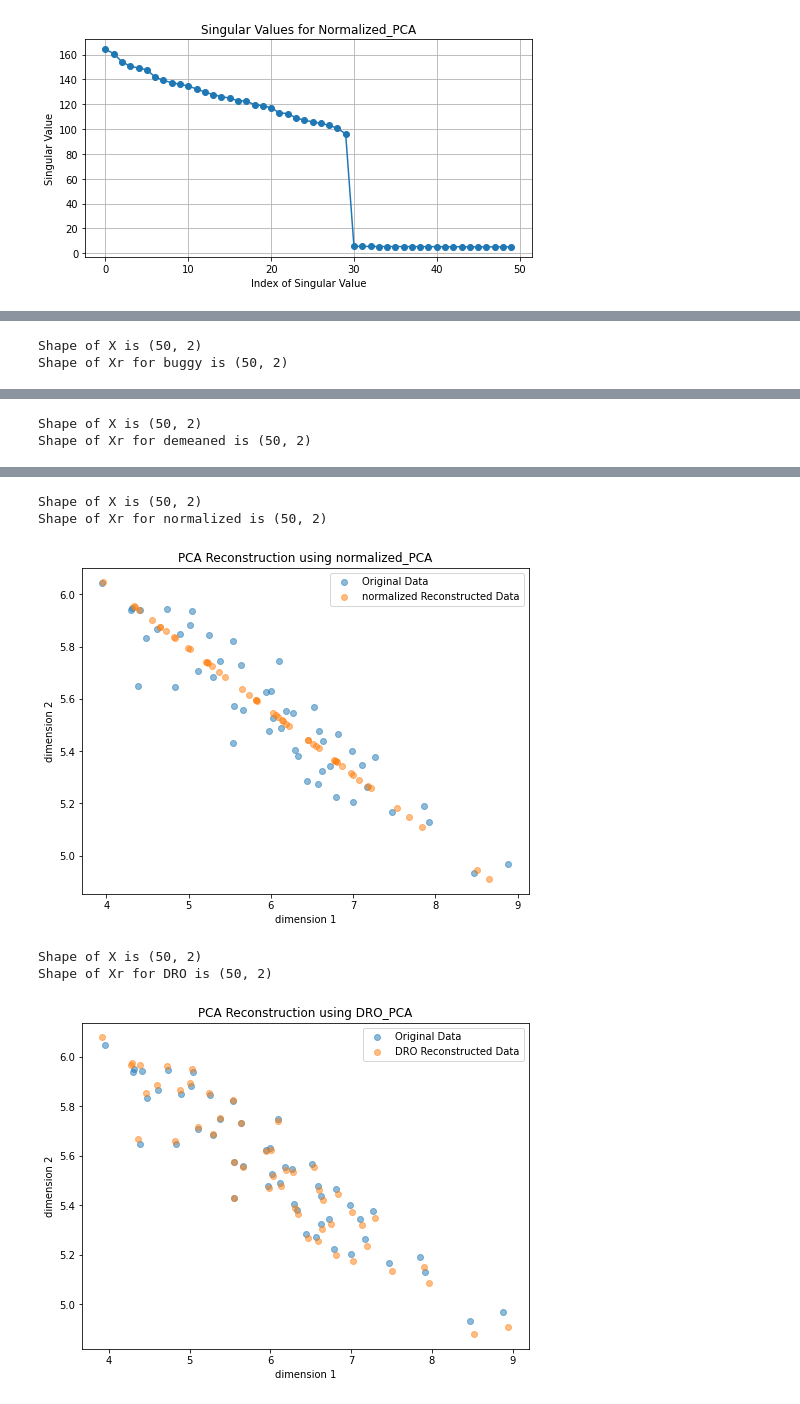
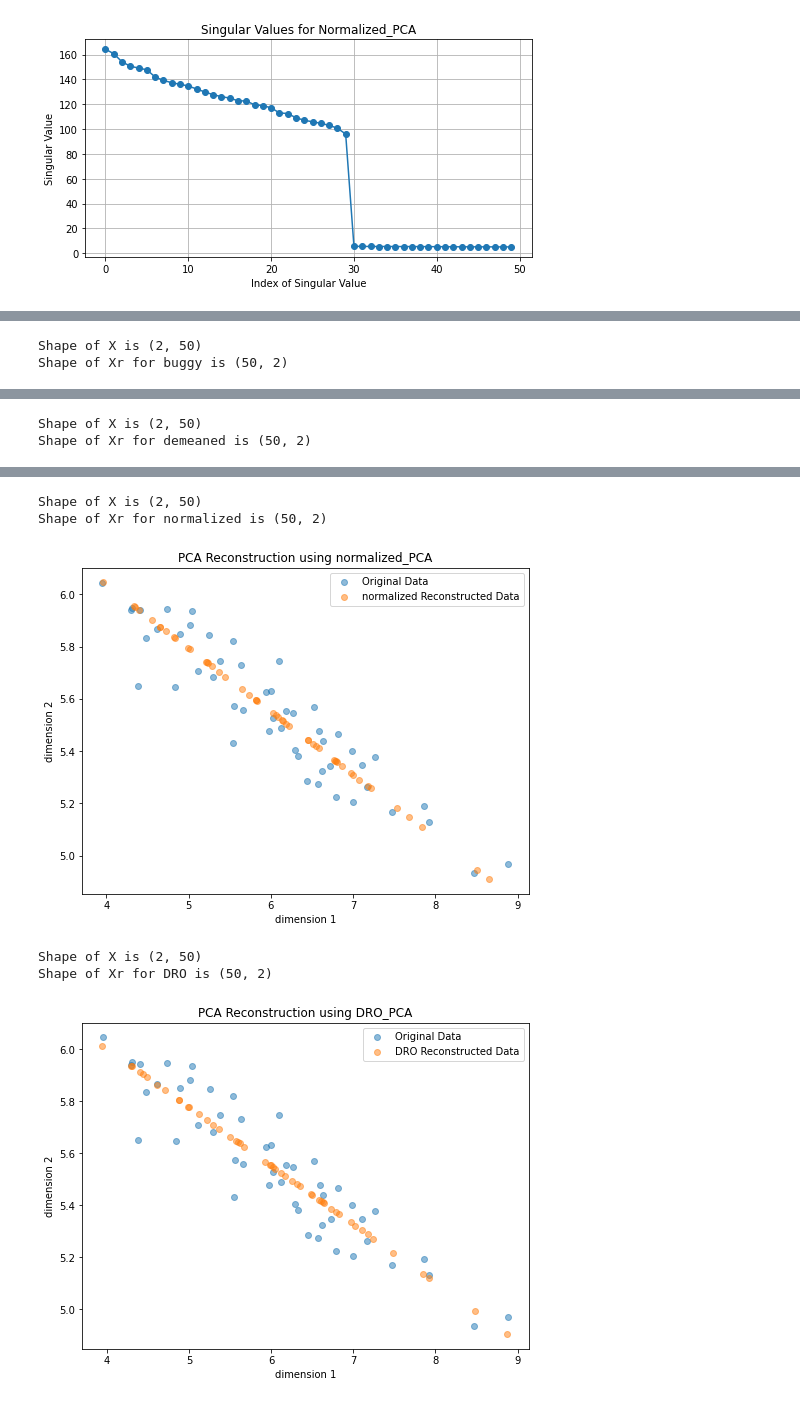
Before and after one commit to mturvillehei/CS_760, a Jupyter notebook: Homework_5/Homework_5_p2.ipynb, the cells around one changed output, grey strips where cells are left out. Saved outputs shown, nothing was run; the diff lists cells and outputs as text; code cells hidden in the pictures.

```diff
--- a/Homework_5/Homework_5_p2.ipynb
+++ b/Homework_5/Homework_5_p2.ipynb
@@ -174,7 +178,7 @@ errors_d1000 = {'buggy': [], 'demeaned': [], 'normalized': [], 'dro' : []}
 Xr_d1000 = {'buggy': [], 'demeaned': [], 'normalized': [], 'dro' : []}
 # %%
 def reconstruction_error(X, Xr):
-    print()
+    #print(f"Everything is transposed so transposing back")
     X = X.T
     Xr = Xr.T
     #print(f"Error shapes: check dimensionality: X shape = {X.shape}, Xr shape = {Xr.shape}")
@@ -185,7 +189,7 @@ def reconstruction_error(X, Xr):
     total_error = np.sum(errors)
 
     # Average error per data point
-    error_n = total_error / len(X)
+    error_n = total_error / X.shape[0]
 
     return total_error, error_n
 # %% [markdown]
@@ -210,6 +214,6 @@ Z, A, Xr, U, S, VT = normalized_PCA(Data2D, 1)
 Xr_d2['normalized'] = Xr
 errors_d2['normalized'] = [1, reconstruction_error(Data2D, Xr)]
 
-Z, A, Xr, U, S, VT, Xbar = DRO(Data2D, 1)
+Z, A, Xr, U, S, VT, b = DRO(Data2D, 1)
 Xr_d2['dro'] = Xr
-errors_d2['dro'] = [1, reconstruction_error(Data2D, Xr)]
+errors_d2['dro'] = [1, reconstruction_error(Data2D, Xr_d2['dro'].T)]
@@ -285,7 +281,7 @@ plt.show()
 # %%
 for key, values in Sigmas.items():
     plt.figure(figsize=(8, 4))
-    plt.plot(values, marker='o')
+    plt.plot(values[:50], marker='o')
     if str(key) == 'Untouched':
         plt.title(f'Singular Values for original data (X = U S VT)')
     else:
@@ -303,23 +299,23 @@ for key, values in Sigmas.items():
 # %%
-###
+### Plotting the reconstructions vs original
 Sigmas = {'buggy': [], 'demeaned': [], 'normalized': [], 'DRO' : []}
 XR = {'buggy': [], 'demeaned': [], 'normalized': [], 'DRO' : []}
 
 
 Z, A, Xr, U, S, VT = buggy_PCA(Data2D, 1)
 Sigmas['buggy'] = S
-XR['buggy'] = Xr
+XR['buggy'] = Xr.T
 
 
 #print(S.shape)
 Z, A, Xr, U, S, VT = demeaned_PCA(Data2D, 1)
 Sigmas['demeaned'] = S
-XR['demeaned'] = Xr
+XR['demeaned'] = Xr.T
 #print(type(S))
 
 Z, A, Xr, U, S, VT = normalized_PCA(Data2D, 1)
 Sigmas['normalized'] = S
-XR['normalized'] = Xr
+XR['normalized'] = Xr.T
 
 #print([(i, s) for i, s in enumerate(S[:40], start=1)])
 
@@ -330,37 +326,38 @@ XR['DRO'] = Xr
 
 for key in Sigmas.keys():
     plt.figure(figsize=(8, 6))
 
     # Convert Data2D DataFrame to numpy array for plotting
     Data2D = Data2D
     print(f"Shape of X is {Data2D.shape}")
     Data2D_np = Data2D.to_numpy()
+    Data2D_np = Data2D_np.T
     # Plot the original data
     plt.scatter(Data2D_np[:, 0], Data2D_np[:, 1], alpha=0.5, label='Original Data')
 
     # Plot the reconstructed data
     Xr_np = np.array(XR[key])  # Ensure XR[key] is a NumPy array
-    Xr_np = Xr_np.T
+    Xr_np = Xr_np
     print(f"Shape of Xr for {key} is {Xr_np.shape}")
 
     plt.scatter(Xr_np[:, 0], Xr_np[:, 1], alpha=0.5, label=f'{key} Reconstructed Data')
 
     plt.title(f'PCA Reconstruction using {key}_PCA')
     plt.xlabel('dimension 1')
     plt.ylabel('dimension 2')
     plt.legend()
     plt.show()
 # %% [output]
-Shape of X is (50, 2)
+Shape of X is (2, 50)
 Shape of Xr for buggy is (50, 2)
 [figure]
-Shape of X is (50, 2)
+Shape of X is (2, 50)
 Shape of Xr for demeaned is (50, 2)
 [figure]
-Shape of X is (50, 2)
+Shape of X is (2, 50)
 Shape of Xr for normalized is (50, 2)
 [figure]
-Shape of X is (50, 2)
+Shape of X is (2, 50)
 Shape of Xr for DRO is (50, 2)
-[figure, old version]
+[figure, new version]
 # %%
```
Also changed, not shown: parts of 9 cells of this notebook.
